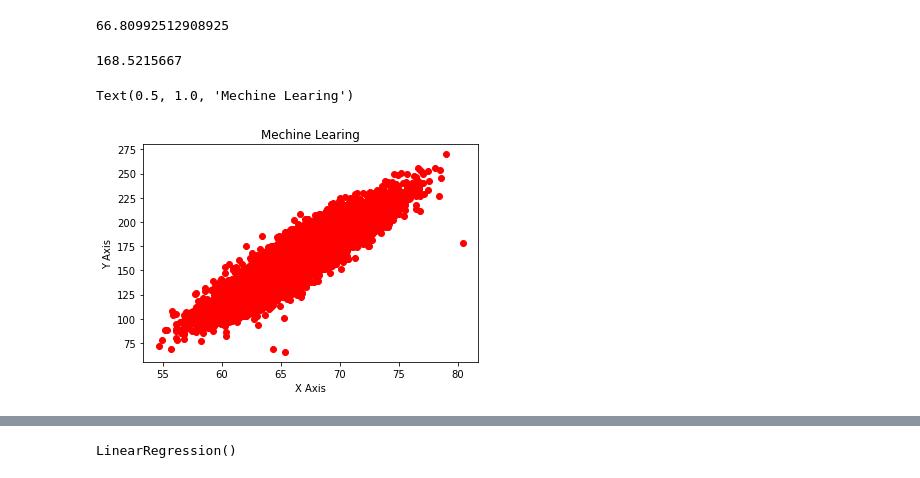
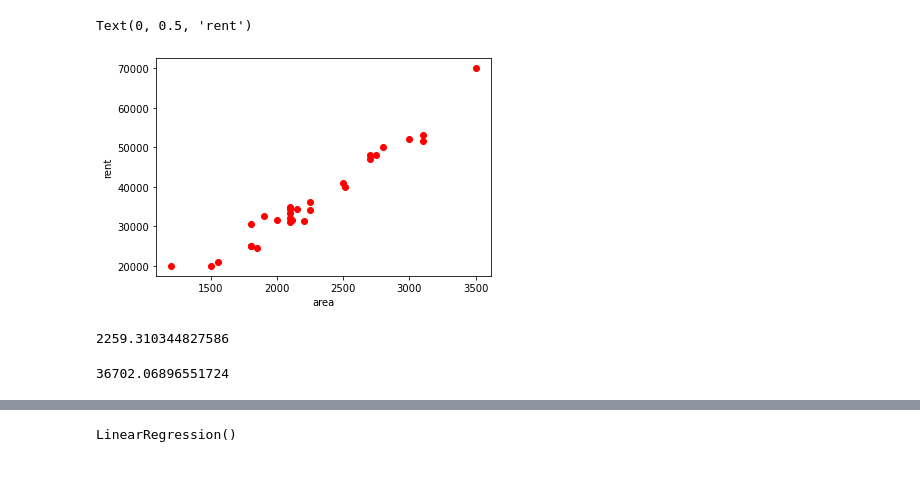
Before and after one commit to Manuel-098/Machine-Learning-with-python, a Jupyter notebook: Untitled.ipynb, the cells around one changed output, grey strips where cells are left out. Saved outputs shown, nothing was run; the diff lists cells and outputs as text; code cells hidden in the pictures.

```diff
--- a/Untitled.ipynb
+++ b/Untitled.ipynb
@@ -33,0 +63,4 @@ memory usage: 200.6+ KB
+# %%
+import pandas as pd
+df=pd.read_csv('Rent Data.csv')
+df.head()
@@ -34,17 +78,12 @@ memory usage: 200.6+ KB
+# %%
+#Data viz
+plt.scatter(df['area'], df['rent'], color='red')
+plt.xlabel('area')
+plt.ylabel('rent')
+# %% [output]
+Text(0, 0.5, 'rent')
+[figure, added]
 # %%
-df.Height.mean()
+df.area.mean()
 # %% [output]
-66.80992512908925
+2259.310344827586
-# %%
-df.Weight.median()
-# %% [output]
-168.5215667
-# %%
-#data viz
-plt.scatter(df['Height'], df['Weight'], color='red')
-plt.xlabel('X Axis')
-plt.ylabel('Y Axis')
-plt.title('Mechine Learing')
-# %% [output]
-Text(0.5, 1.0, 'Mechine Learing')
-[figure, removed]
@@ -52,0 +90,4 @@ Text(0.5, 1.0, 'Mechine Learing')
+# %%
+df.rent.mean()
+# %% [output]
+36702.06896551724
```
Also changed, not shown: parts of 83 cells of this notebook.
